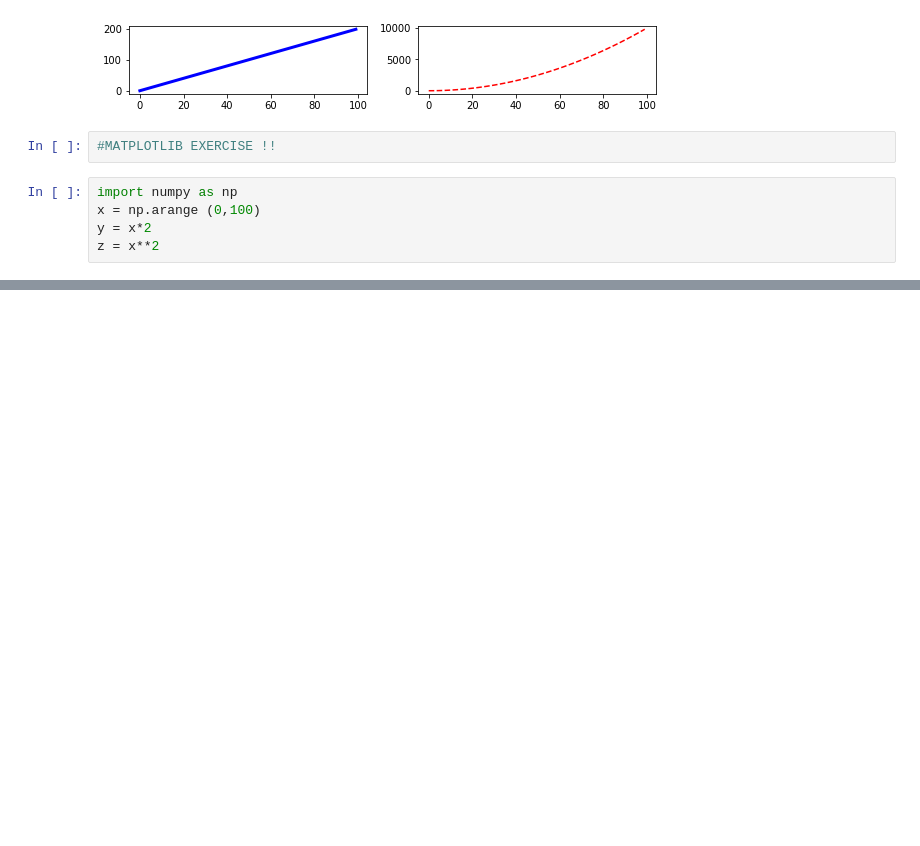
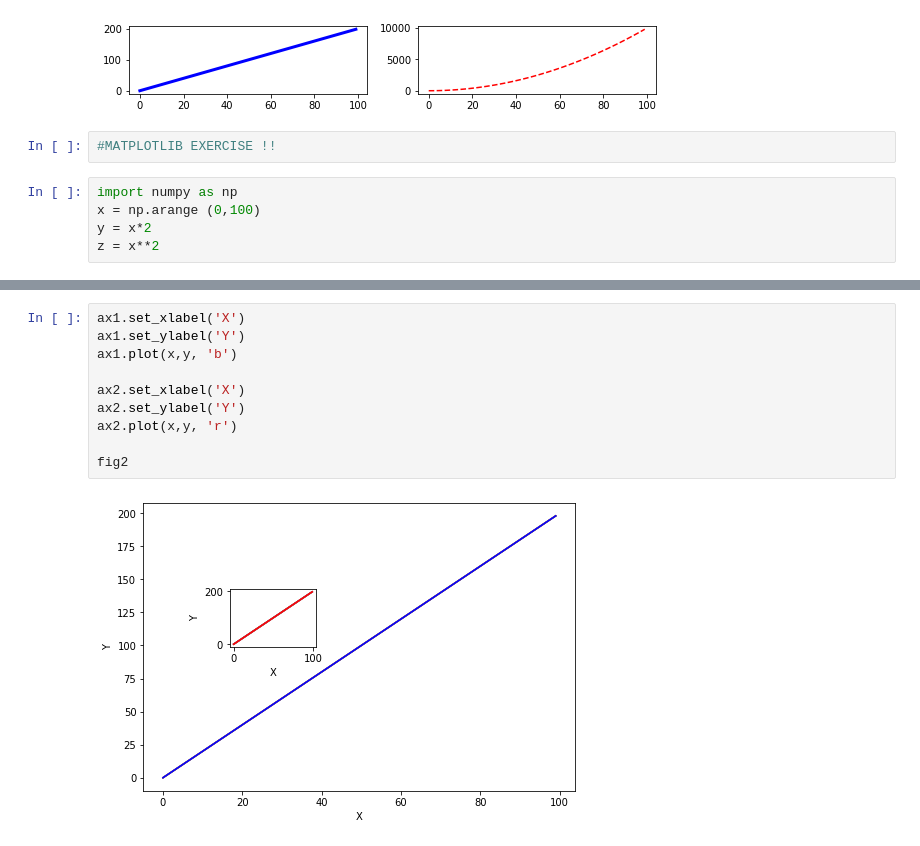
Before and after one commit to Sojiknight/PyDatSciStuds, a Jupyter notebook: Data visualization section.ipynb, the cells around one changed output, grey strips where cells are left out. Cells and saved outputs as stored; diff of their text form; blank space fills up the shorter version.

```diff
--- a/Data visualization section.ipynb
+++ b/Data visualization section.ipynb
@@ -493,0 +518,12 @@ z = x**2
+# %%
+ax1.set_xlabel('X')
+ax1.set_ylabel('Y')
+ax1.plot(x,y, 'b')
+
+ax2.set_xlabel('X')
+ax2.set_ylabel('Y')
+ax2.plot(x,y, 'r')
+
+fig2
+# %% [output]
+[figure, added]
```
Also changed, not shown: parts of 6 cells of this notebook.
